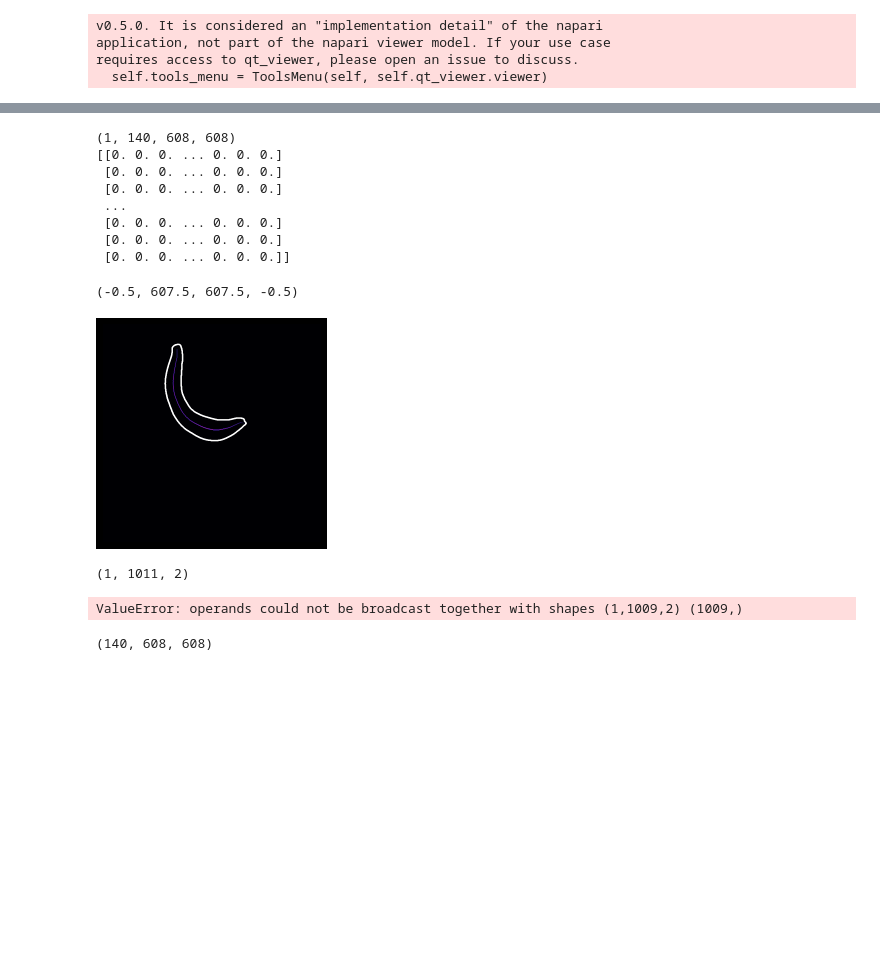
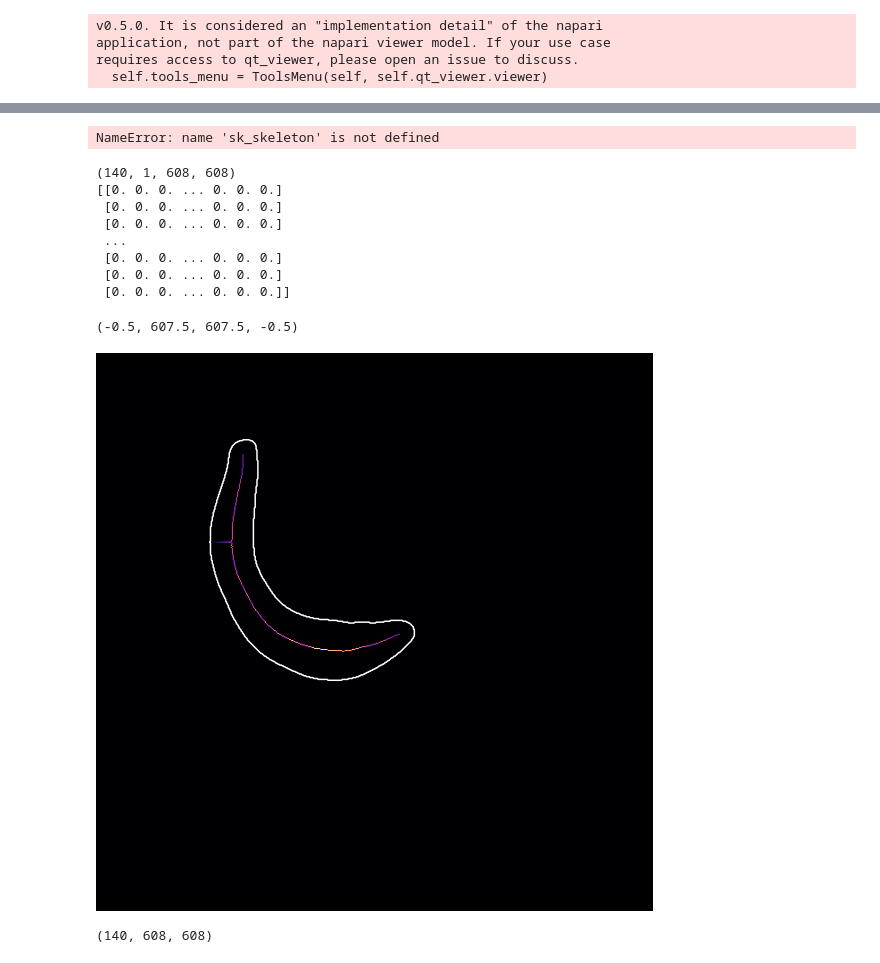
Before and after one commit to SaraLab-Group/m25-napari, a Jupyter notebook: notebooks/test_skeleton.ipynb, the cells around one changed output, grey strips where cells are left out. Cells and saved outputs as stored; diff of their text form; code cells hidden in the pictures; blank space fills up the shorter version.

```diff
--- a/notebooks/test_skeleton.ipynb
+++ b/notebooks/test_skeleton.ipynb
@@ -102 +106,8 @@ z_scale = zstep/px_size_img
+# %%
+### For preexisting tiff saved datasets
+filename = 'aligned_stack.zarr'
+filepath_save = os.path.join(processed_files,filename)
+zarr_stack = zarr.load(filepath_save)
+#Compensate center plane
+zarr_stack[:,12,:,:]=zarr_stack[:,12,:,:]*1.23077
 # %%
@@ -118,0 +121,10 @@ viewer.add_image(crop_stack_gauss)
+# %%
+# #Cropping stack for testing
+crop_stack = zarr_stack[120:220,12,:,:]
+crop_stack = np.expand_dims(crop_stack,axis=1)
+# %%
+from skimage.morphology import disk
+binary_stack =crop_stack>1000
+t,c,x,y = binary_stack.shape
+viewer.add_image(crop_stack[:t])
+binary_stack2 = np.copy(binary_stack[:t])
@@ -119,11 +275,11 @@ viewer.add_image(crop_stack_gauss)
 # %%
-from skimage.filters import threshold_otsu, threshold_yen
+# from skimage.filters import threshold_otsu, threshold_yen
 
-thresh_otsu = threshold_otsu(crop_stack_gauss)
-#Ended up tunning the threshold to a higher value
-binary_stack = crop_stack_gauss > 1600
-print(thresh_otsu)
-plt.hist(crop_stack_gauss.ravel(), bins=256)
-plt.title('Histogram')
-plt.axvline(thresh_otsu, color='r')
-viewer.add_image(binary_stack)
+# thresh_otsu = threshold_otsu(crop_stack_gauss)
+# #Ended up tunning the threshold to a higher value
+# binary_stack = crop_stack_gauss > 660
+# print(thresh_otsu)
+# plt.hist(crop_stack_gauss.ravel(), bins=256)
+# plt.title('Histogram')
+# plt.axvline(thresh_otsu, color='r')
+# viewer.add_image(binary_stack)
@@ -234,32 +383,53 @@ print(contour_coords.shape)
+# %%
+##Combining both coordinate interpolation with boxes
+select_coords =[]
+layer_boxes = []
+n_interpol = 30
+for k in range(contour_interp.shape[0]):
+    coords =sk_skeleton[k].path_coordinates(0)
+    interp_coord = interpolate_skeleton(coords,n_interpol)
+    for c_num in range(interp_coord.shape[0]):
+        select_coords.append([k,interp_coord[c_num,0],interp_coord[c_num,1]])
+        if c_num<(interp_coord.shape[0]-1):
+            left_box, right_box  = au.create_skeleton_box(contour_interp[i,2:], contour_interp[i+1,2:],side='center',width=30)
+            two_column = np.zeros((4,2))
+            left_box = np.hstack((two_column,left_box))
+            right_box = np.hstack((two_column,right_box))
+            left_box[:,1]= k
+            right_box[:,1]=k
+            layer_boxes.append([left_box , right_box])
+select_coords=np.array(select_coords)
+layer_boxes = np.array(layer_boxes)
+#Plot skeleton interpolation points
+viewer.add_points(select_coords, face_color='cornflowerblue')
+##Plot the L and R boxes
+viewer.add_shapes(layer_boxes[:,0]  ,face_color='blue') # Left boxes
+viewer.add_shapes(layer_boxes[:,1],face_color='red') # Right boxes
+# %% [output]
+NameError: name 'sk_skeleton' is not defined
 # %%
 from skimage.morphology import medial_axis
-print(binary_stack_filled.shape)
-binary_stack_filled3d = np.squeeze(binary_stack_filled)
+print(binary_stack.shape)
+binary_stack_filled3d = np.squeeze(binary_stack)
 skel, distance = medial_axis(binary_stack_filled3d[1], return_distance=True)
 # Distance to the background for pixels of the skeleton
 dist_on_skel = distance * skel
 print(dist_on_skel)
+plt.figure(figsize=(10,10))
 plt.imshow(dist_on_skel, cmap='magma')
 plt.contour(binary_stack_filled3d[1], [0.5], colors='w')
 plt.axis('off')
 # %% [output]
-(1, 140, 608, 608)
+(140, 1, 608, 608)
 [[0. 0. 0. ... 0. 0. 0.]
  [0. 0. 0. ... 0. 0. 0.]
  [0. 0. 0. ... 0. 0. 0.]
  ...
  [0. 0. 0. ... 0. 0. 0.]
  [0. 0. 0. ... 0. 0. 0.]
  [0. 0. 0. ... 0. 0. 0.]]
 (-0.5, 607.5, 607.5, -0.5)
-[figure, old version]
+[figure, new version]
-# %%
-#countour the stack
-print(contour_coords[1].shape)
-contour_coords.shape
-# %% [output]
-(1, 1011, 2)
-ValueError: operands could not be broadcast together with shapes (1,1009,2) (1009,)
 # %%
 # perform skeletonization
 skeleton =np.array([skeletonize(binary_stack_filled3d[i]) for i in range(binary_stack_filled3d.shape[0])])
```
Also changed, not shown: parts of 34 cells of this notebook.
